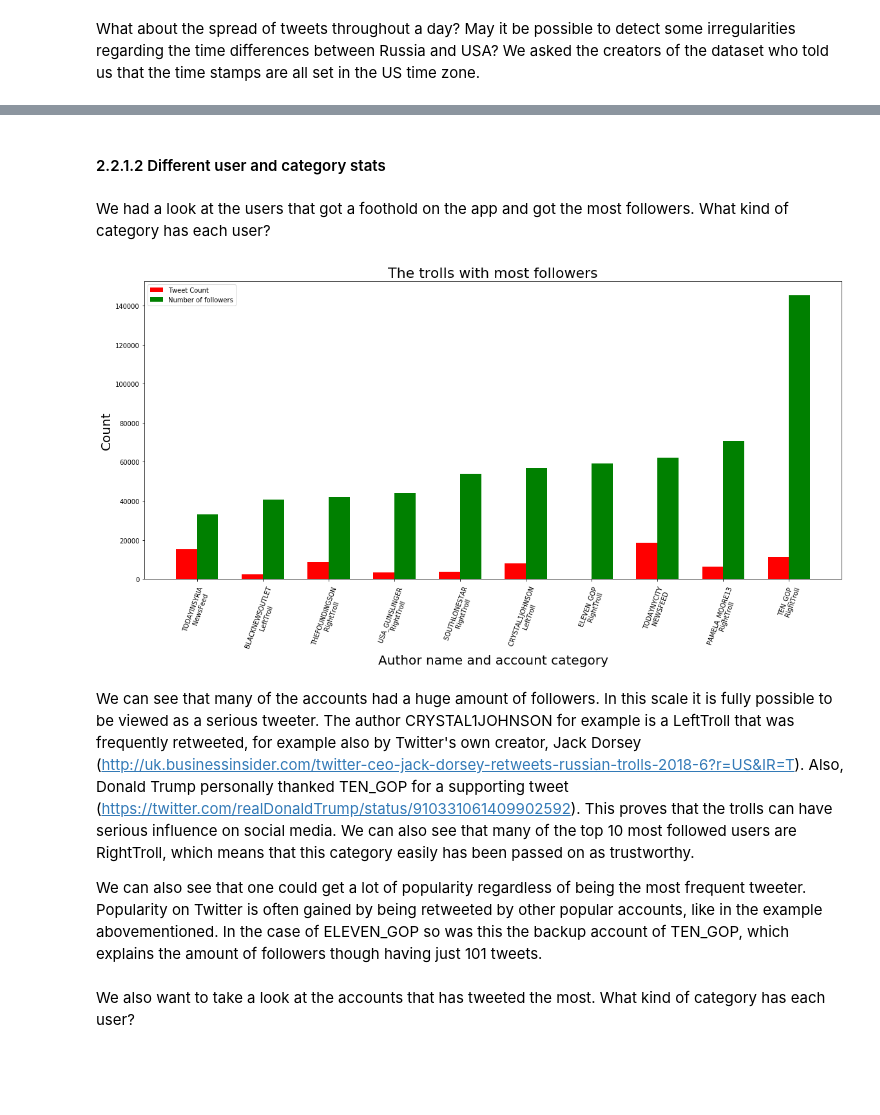
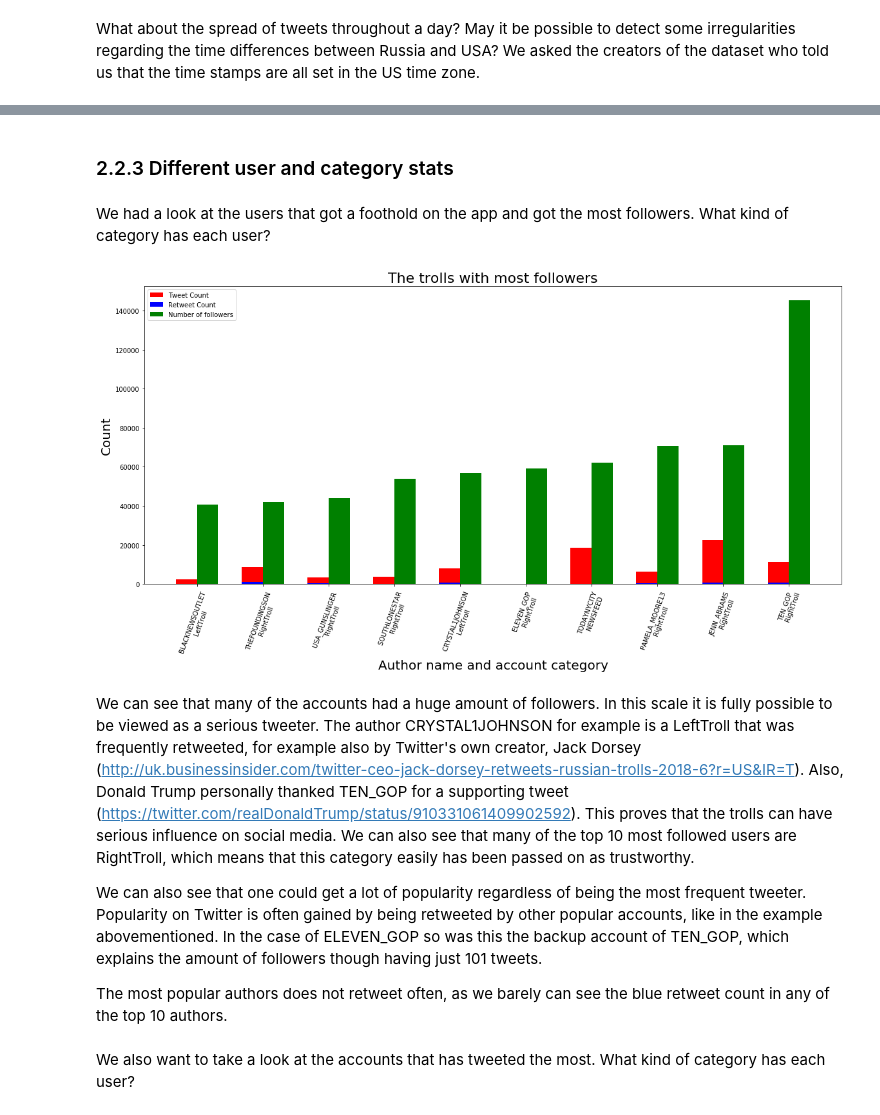
Before and after one commit to haakonms/ADAproject, a Jupyter notebook: Milestone3-Grini-Copy1.ipynb, the cells around one changed output, grey strips where cells are left out. Drawn from its saved outputs; the diff is of its cells as text; code cells hidden in the pictures; blank space fills up the shorter version.

```diff
--- a/Milestone3-Grini-Copy1.ipynb
+++ b/Milestone3-Grini-Copy1.ipynb
@@ -255,7 +267,9 @@ authors_step = data1[["external_author_id", "author", "account_category"]].drop_
 authors = authors_step[authors_step.account_category != "NonEnglish"]
 authors["tweet_count"] = data1.groupby('author')['author'].transform('count')
 authors["peak_followers"] = data1.groupby(['author'], sort=True)['followers'].transform("max")
-#authors["original_count]
-#authors
+rtcountstep = data1[data1["post_type"] == "RETWEET"]["author"].value_counts().to_frame()
+authors = rtcountstep.merge(authors, right_on = "author", left_on = rtcountstep.index, how= "right").fillna(0)
+authors = authors.drop(columns="author_y").drop_duplicates(subset = ["tweet_count", "author", "peak_followers", "author_x"])
+authors = authors.rename(index=str, columns={"author_x": "retweet_count"})
 # %%
 most_pop_authors = authors.sort_values(by = "peak_followers", axis = 0)
@@ -449,33 +525,36 @@ name_axises("The first registered activity of a user per month", "Time", "Number
 # %% [markdown]
-#### 2.2.1.2 Different user and category stats
+### 2.2.3 Different user and category stats
 # %% [markdown]
 We had a look at the users that got a foothold on the app and got the most followers. What kind of category has each user?
 # %%
 #display(most_pop_authors.tail(10))
 fig, ax = plt.subplots(1, 1, figsize=(16,7))
 width = 0.32
-author_label = ["TODAYINSYRIA \n NewsFeed", "BLACKNEWSOUTLET \n LeftTroll", "THEFOUNDINGSON \n RightTroll", "USA_GUNSLINGER \n RightTroll", "SOUTHLONESTAR \n RightTroll", "CRYSTAL1JOHNSON \n LeftTroll", "ELEVEN_GOP \n RightTroll", "TODAYNYCITY \n NEWSFEED", "PAMELA_MOORE13 \n RightTroll", "TEN_GOP \n RightTroll"]
+author_label = ["BLACKNEWSOUTLET \n LeftTroll", "THEFOUNDINGSON \n RightTroll", "USA_GUNSLINGER \n RightTroll", "SOUTHLONESTAR \n RightTroll", "CRYSTAL1JOHNSON \n LeftTroll", "ELEVEN_GOP \n RightTroll", "TODAYNYCITY \n NEWSFEED", "PAMELA_MOORE13 \n RightTroll", "JENN_ABRAMS \n RightTroll", "TEN_GOP \n RightTroll"]
 
 rects1 = ax.bar(np.arange(10), most_pop_authors["tweet_count"].tail(10), width, color='r', label='Tweet Count')
+rects1 = ax.bar(np.arange(10), most_pop_authors["retweet_count"].tail(10), width, color='b', label='Retweet Count')
 rects2 = ax.bar(np.arange(10) + width, most_pop_authors["peak_followers"].tail(10), width, color='g', label='Number of followers')
 
 #ax2 = ax.twiny()
 ax2.xaxis.set_label_position('bottom')
 ax2.set_xlabel(most_pop_authors.tail(10)["account_category"].tolist(), rotation=0)
 ax2.spines['bottom'].set_position(('outward', 70))
 ax2.set_xlim(ax.get_xlim())
 plt.tight_layout()
 
 ax.set_xticklabels(author_label, rotation=70)
 ax.set_xticks(np.arange(10) + width/2)
 ax.legend()
 name_axises("The trolls with most followers", "Author name and account category", "Count")
 # %% [output]
-[figure, old version]
+[figure, new version]
 # %% [markdown]
 We can see that many of the accounts had a huge amount of followers. In this scale it is fully possible to be viewed as a serious tweeter. The author CRYSTAL1JOHNSON for example is a LeftTroll that was frequently retweeted, for example also by Twitter's own creator, Jack Dorsey (http://uk.businessinsider.com/twitter-ceo-jack-dorsey-retweets-russian-trolls-2018-6?r=US&IR=T). Also, Donald Trump personally thanked TEN_GOP for a supporting tweet (https://twitter.com/realDonaldTrump/status/910331061409902592). This proves that the trolls can have serious influence on social media. We can also see that many of the top 10 most followed users are RightTroll, which means that this category easily has been passed on as trustworthy.
 
 We can also see that one could get a lot of popularity regardless of being the most frequent tweeter. Popularity on Twitter is often gained by being retweeted by other popular accounts, like in the example abovementioned. In the case of ELEVEN_GOP so was this the backup account of TEN_GOP, which explains the amount of followers though having just 101 tweets.
+
+The most popular authors does not retweet often, as we barely can see the blue retweet count in any of the top 10 authors.
 # %% [markdown]
 We also want to take a look at the accounts that has tweeted the most. What kind of category has each user?
 # %%
```
Also changed, not shown: parts of 71 cells of this notebook.
